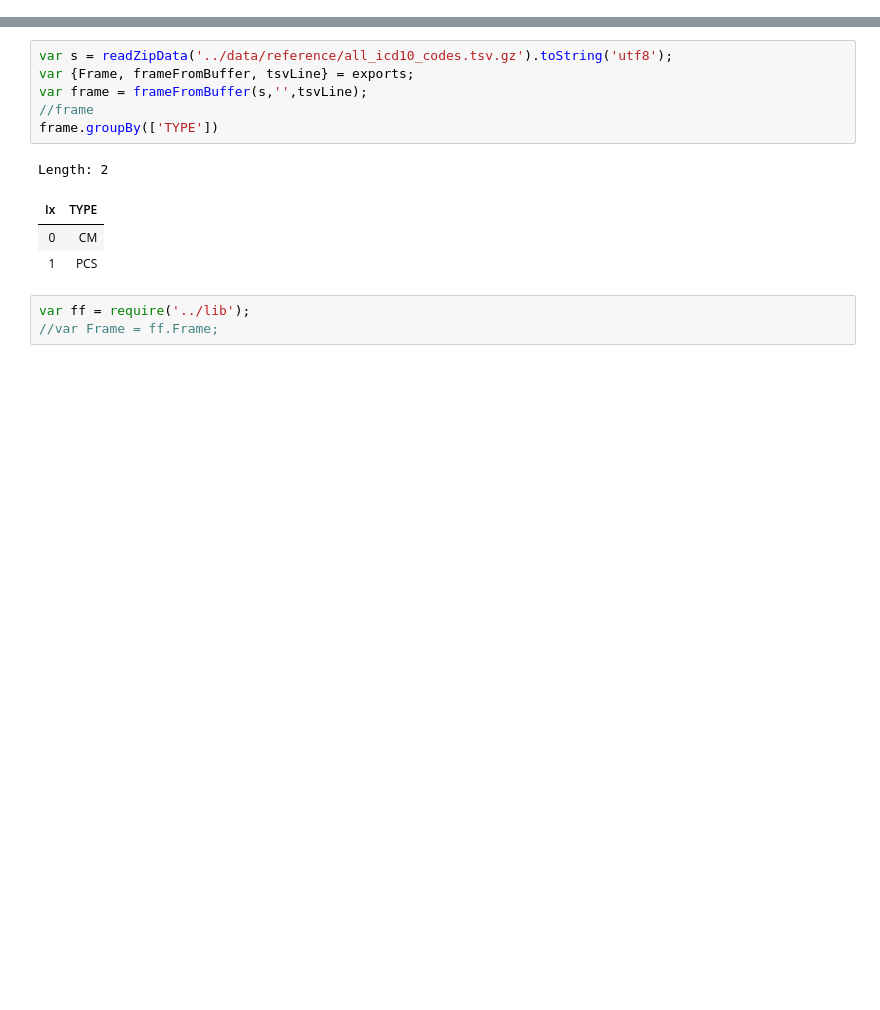
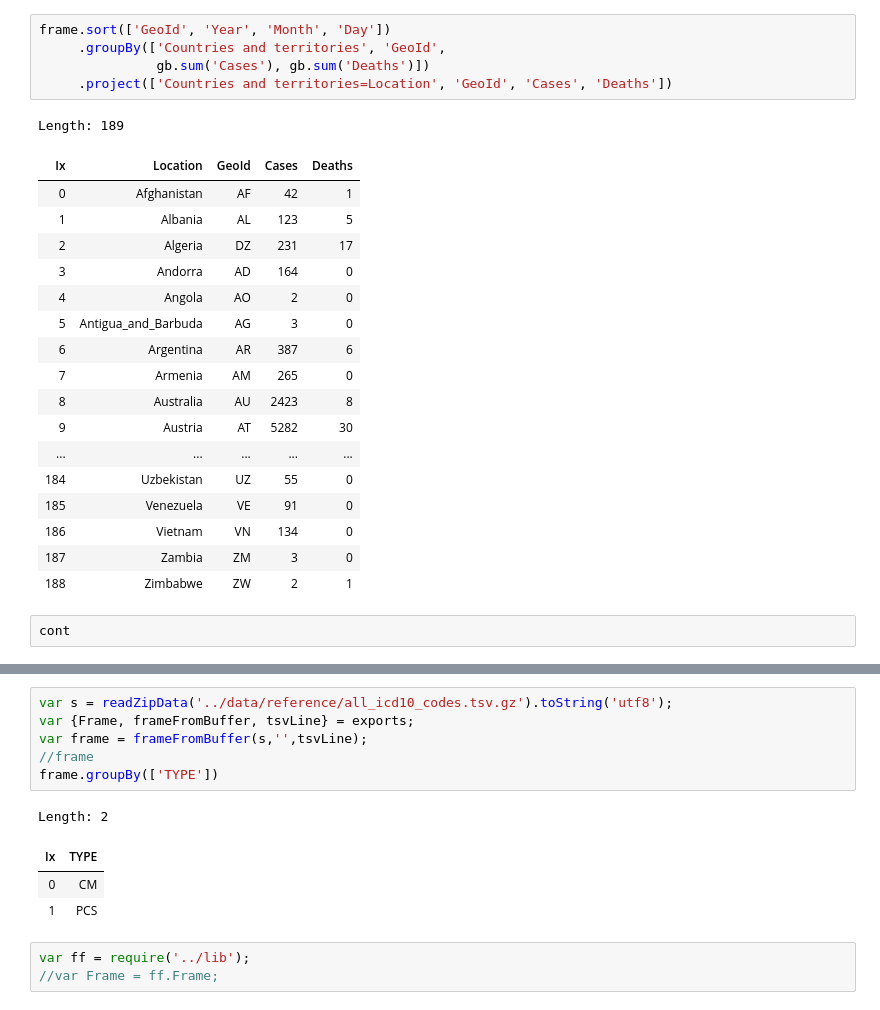
Before and after one commit to nurulc/data-frame, a Jupyter notebook: notebook/frame-test.ipynb, the cells around one changed output, grey strips where cells are left out. Saved outputs shown, nothing was run; the diff lists cells and outputs as text; blank space fills up the shorter version.

```diff
--- a/notebook/frame-test.ipynb
+++ b/notebook/frame-test.ipynb
@@ -137,0 +253,26 @@ request.get(WORLD_DATA_SRC, function (error, response, body) {
+# %%
+frame.sort(['GeoId', 'Year', 'Month', 'Day'])
+     .groupBy(['Countries and territories', 'GeoId',
+               gb.sum('Cases'), gb.sum('Deaths')])
+     .project(['Countries and territories=Location', 'GeoId', 'Cases', 'Deaths'])
+# %% [output]
+Length: 189
+| Ix | Location | GeoId | Cases | Deaths |
+| 0 | Afghanistan | AF | 42 | 1 |
+| 1 | Albania | AL | 123 | 5 |
+| 2 | Algeria | DZ | 231 | 17 |
+| 3 | Andorra | AD | 164 | 0 |
+| 4 | Angola | AO | 2 | 0 |
+| 5 | Antigua_and_Barbuda | AG | 3 | 0 |
+| 6 | Argentina | AR | 387 | 6 |
+| 7 | Armenia | AM | 265 | 0 |
+| 8 | Australia | AU | 2423 | 8 |
+| 9 | Austria | AT | 5282 | 30 |
+| ... | ... | ... | ... | ... |
+| 184 | Uzbekistan | UZ | 55 | 0 |
+| 185 | Venezuela | VE | 91 | 0 |
+| 186 | Vietnam | VN | 134 | 0 |
+| 187 | Zambia | ZM | 3 | 0 |
+| 188 | Zimbabwe | ZW | 2 | 1 |
+# %%
+cont
```
Also changed, not shown: parts of 16 cells of this notebook, 8 other files.
